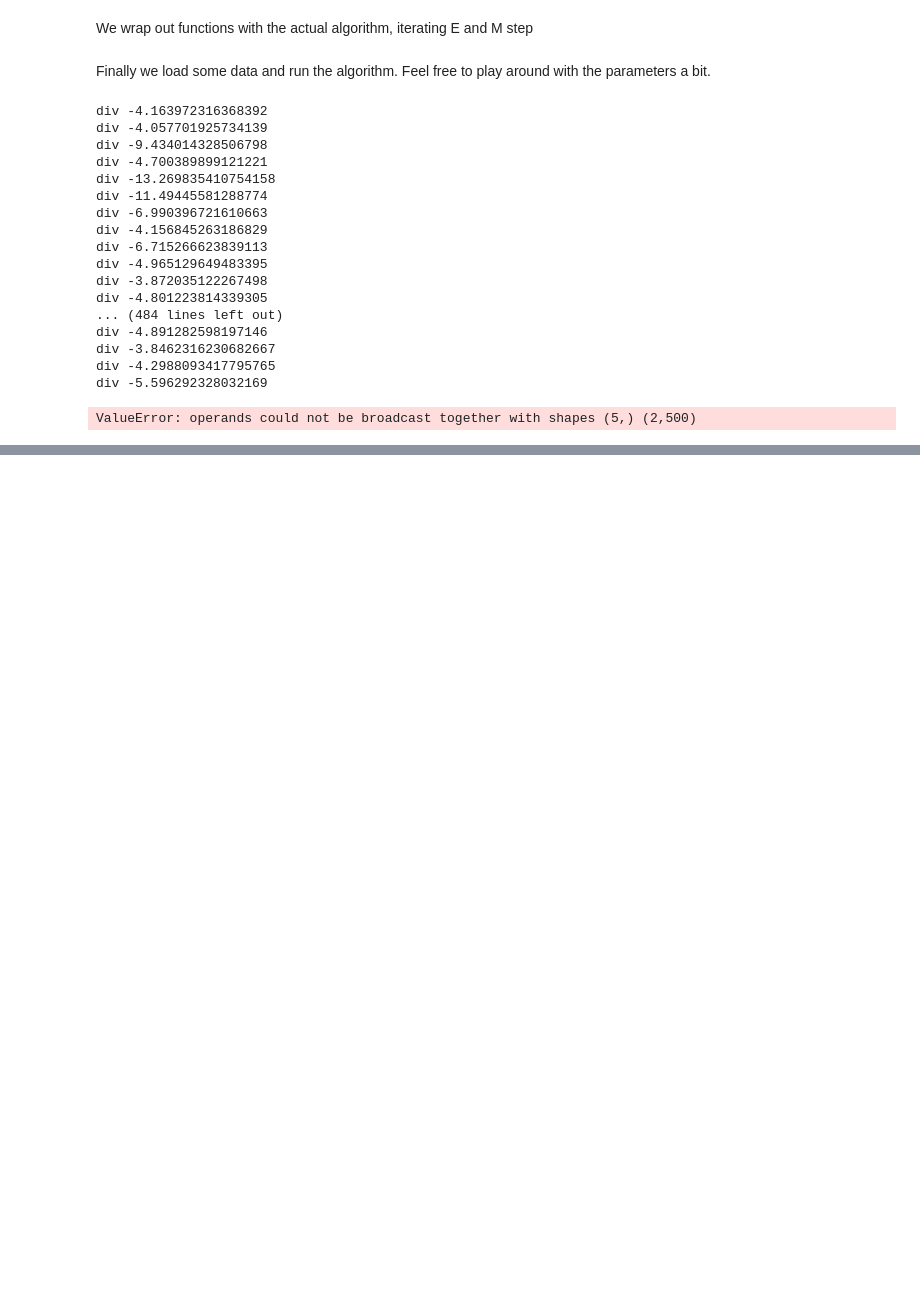
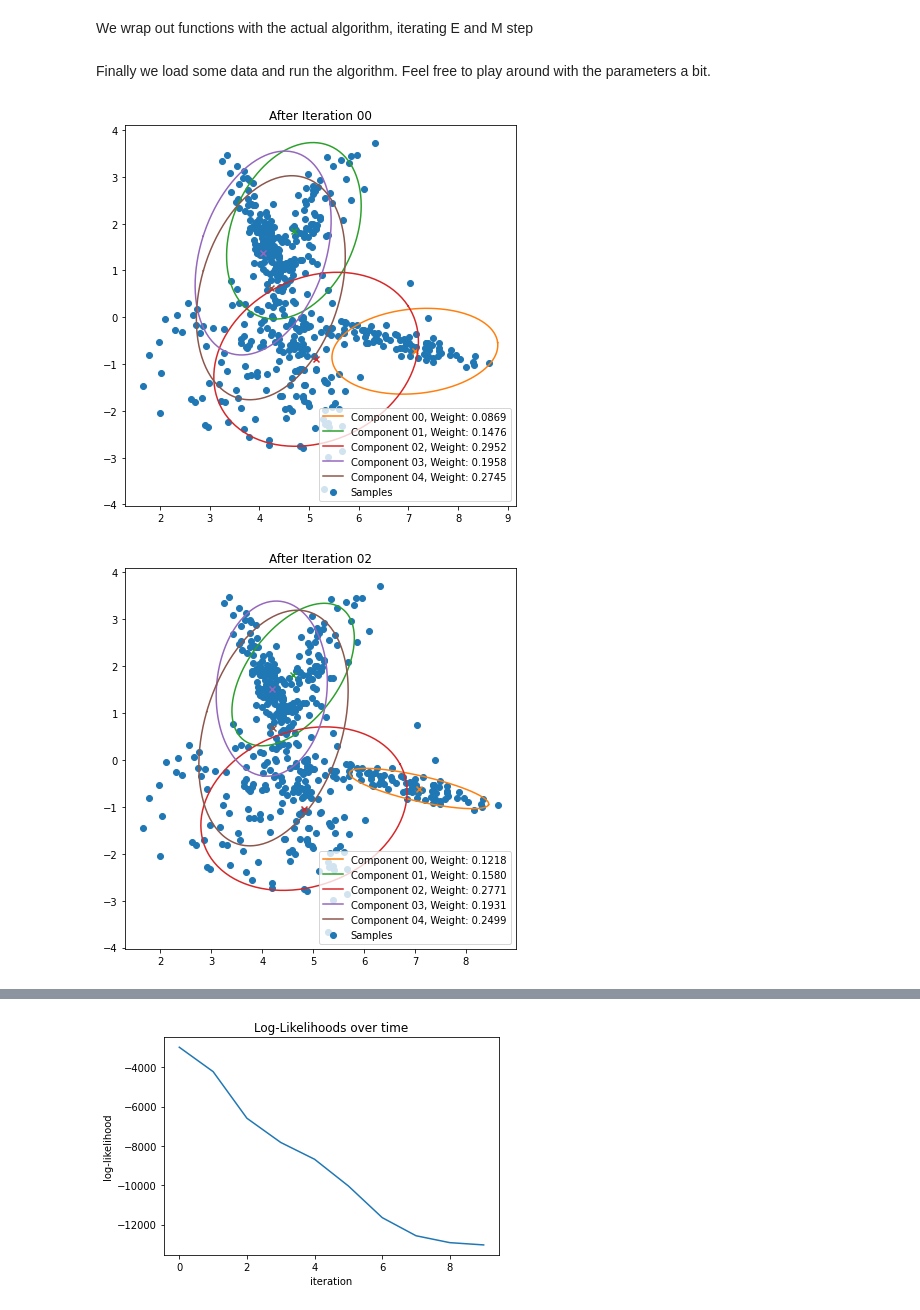
Before and after one commit to vossmalte/KIT-MachineLearning, a Jupyter notebook: Exercise 3/exercise3.ipynb, the cells around one changed output, grey strips where cells are left out. Cells and saved outputs as stored; diff of their text form; code cells hidden in the pictures; blank space fills up the shorter version.

```diff
--- a/Exercise 3/exercise3.ipynb
+++ b/Exercise 3/exercise3.ipynb
@@ -292,7 +292,8 @@ def gmm_log_likelihood(samples: np.ndarray, weights: np.ndarray, means: np.ndarr
     ############################################################
     # TODO Implement the log-likelihood for Gaussian Mixtures
     ############################################################
-    return np.sum(weights[i]*gaussian_log_density(samples, means[i], covariances[i]) for i in range(len(weights)))
+    llh_per_model = [weights[i]*gaussian_log_density(samples, means[i], covariances[i]) for i in range(len(weights))]
+    return np.sum(llh_per_model)
 
 
 def e_step(samples: np.ndarray, weights: np.ndarray, means: np.ndarray, covariances: np.ndarray) -> np.ndarray:
@@ -310,10 +311,10 @@ def e_step(samples: np.ndarray, weights: np.ndarray, means: np.ndarray, covarian
     N=samples.shape[0]
     num_components = len(weights)
     responsibilities = np.zeros((N,num_components))
-    for i in range(N):
-        divisor = gmm_log_likelihood(samples[i,:],weights,means,covariances)
-        for k in range(num_components):
-            responsibilities[i][k] = weights[k] * gaussian_log_density(samples[i,:],means[k],covariances[k]) / divisor
+    for k in range(num_components):
+        responsibilities[:,k] = weights[k]*np.exp(gaussian_log_density(samples,means[k],covariances[k]))
+        divisor += responsibilities[:,k]
+    responsibilities =  responsibilities / np.expand_dims(divisor,axis=-1)
     return responsibilities
 
 
@@ -330,6 +331,8 @@ def m_step(samples: np.ndarray, responsibilities: np.ndarray) -> Tuple[np.ndarra
     # Hint: Writing it directly without for loops is hard, especially if you are not experienced with broadcasting.
     # It's maybe easier to first implement it using for loops and then try getting rid of them, one after another.
     #########################################################
+    num_components = responsibilities.shape[1]
+    dim = samples.shape[1]
 
     summed_responsibilities = np.sum(responsibilities,axis=0)
 
@@ -337,11 +340,26 @@ def m_step(samples: np.ndarray, responsibilities: np.ndarray) -> Tuple[np.ndarra
     weights = summed_responsibilities / responsibilities.shape[0]
 
     # 2. Update Components
-    means = responsibilities.T @ samples / np.array([summed_responsibilities,summed_responsibilities]).T
-    covariances = np.zeros((5,2,2))
-    for k in range(responsibilities.shape[1]):
+    #means = responsibilities.T @ samples / np.array([summed_responsibilities,summed_responsibilities]).T
+    means = np.zeros((num_components,dim))
+    #print("resp_shape", responsibilities.shape)
+    #print("sample_shape", samples.shape)
+    for k in range(num_components):
+        means[k] = np.sum(np.array([responsibilities[:,k]]).T*samples,axis=0) / summed_responsibilities[k]
+
+
+
+    #print("means",means)
+    covariances = np.zeros((num_components,dim,dim))
+    for k in range(num_components):
         diff = samples-means[k]
-        covariances[k] = responsibilities[k] * diff.T @ diff / summed_responsibilities[k]
+        #print("diff_shape",diff.shape)
+        for i in range(diff.shape[0]):
+            covariances[k] += responsibilities[i][k]*np.outer(diff[i],diff[i])
+        covariances[k] /= summed_responsibilities[k]
+
+
+        #covariances[k] = np.sum(responsibilities[:,k] * diff.T @ diff,axis=0) / summed_responsibilities[k]
 
     return (weights,means,covariances)
 # %% [markdown]
@@ -387,44 +403,30 @@ Finally we load some data and run the algorithm. Feel free to play around with t
 # %%
 ## ADAPTABLE PARAMETERS:
 
 np.random.seed(0)
 num_components = 5
-num_iters = 30
-vis_interval = 5
+num_iters = 10
+vis_interval = 2
 
 # CHOOSE A DATASET
 #data = np.load("samples_1.npy")
 data = np.load("samples_2.npy")
 #data = np.load("samples_3.npy")
 #data = np.load("samples_u.npy")
+#data = data[:10] #trim
+data += np.array([5,1])
 
 # running and ploting
 final_weights, final_means, final_covariances, log_likeihoods = \
     fit_gaussian_mixture(data, num_components, num_iters, vis_interval)
 visualize_2d_gmm(data, final_weights, final_means, final_covariances, title="Final Model")
 
 plt.figure()
 plt.title("Log-Likelihoods over time")
 plt.plot(log_likeihoods)
 plt.xlabel("iteration")
 plt.ylabel("log-likelihood")
 plt.show()
 # %% [output]
-div -4.163972316368392
-div -4.057701925734139
-div -9.434014328506798
-div -4.700389899121221
-div -13.269835410754158
-div -11.49445581288774
-div -6.990396721610663
-div -4.156845263186829
-div -6.715266623839113
-div -4.965129649483395
-div -3.872035122267498
-div -4.801223814339305
-... (484 lines left out)
-div -4.891282598197146
-div -3.8462316230682667
-div -4.2988093417795765
-div -5.596292328032169
-ValueError: operands could not be broadcast together with shapes (5,) (2,500)
+[figure, added]
+[figure, added]
@@ -430,0 +437 @@ ValueError: operands could not be broadcast together with shapes (5,) (2,500)
+[figure, added]
```
Also changed, not shown: parts of 2 cells of this notebook.
